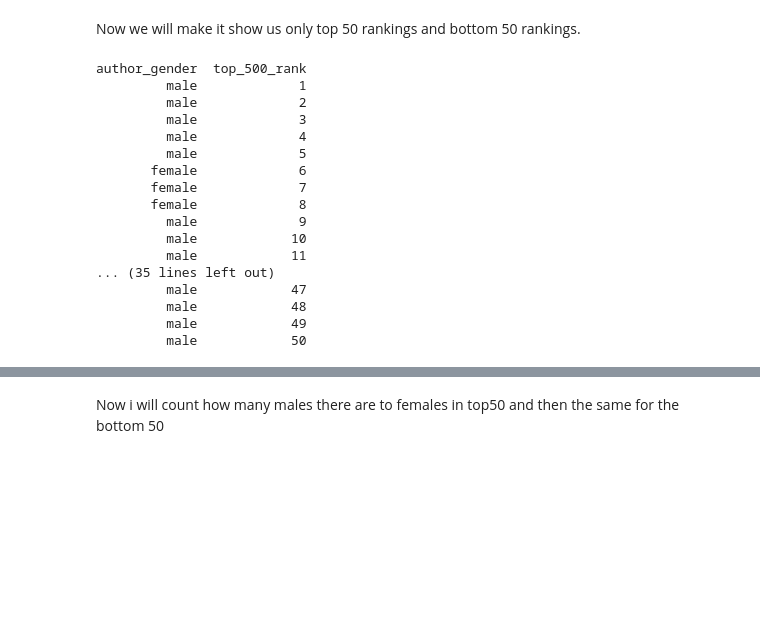
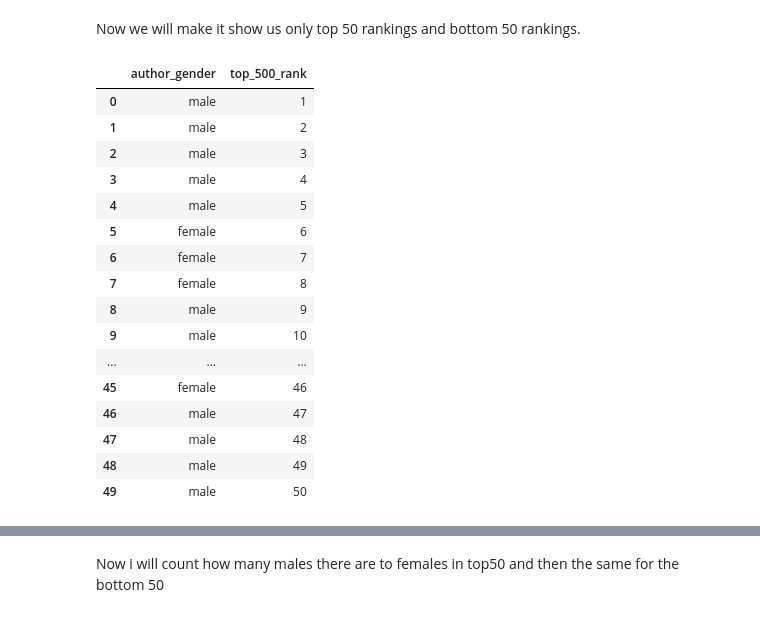
Before and after one commit to ahmadsawwan/ahmadsawwan-is310-coding-assignments, a Jupyter notebook: pandas-eda/ExaminingGenderBias.ipynb, the cells around one changed output, grey strips where cells are left out. Cells and saved outputs as stored; diff of their text form; code cells hidden in the pictures; blank space fills up the shorter version.

```diff
--- a/pandas-eda/ExaminingGenderBias.ipynb
+++ b/pandas-eda/ExaminingGenderBias.ipynb
@@ -54,23 +54,23 @@ Now we will make it show us only top 50 rankings and bottom 50 rankings.
 top50 = df_selected[(df_selected['top_500_rank'] >= 1) & (df_selected['top_500_rank'] <= 50)].reset_index(drop=True)
 bot50 = df_selected[(df_selected['top_500_rank'] >= 451) & (df_selected['top_500_rank'] <= 500)].reset_index(drop=True)
 # %%
-print(top50.to_string(index=False))
+top50
 # %% [output]
-author_gender  top_500_rank
-         male             1
-         male             2
-         male             3
-         male             4
-         male             5
-       female             6
-       female             7
-       female             8
-         male             9
-         male            10
-         male            11
-... (35 lines left out)
-         male            47
-         male            48
-         male            49
-         male            50
+|  | author_gender | top_500_rank |
+| 0 | male | 1 |
+| 1 | male | 2 |
+| 2 | male | 3 |
+| 3 | male | 4 |
+| 4 | male | 5 |
+| 5 | female | 6 |
+| 6 | female | 7 |
+| 7 | female | 8 |
+| 8 | male | 9 |
+| 9 | male | 10 |
+| ... | ... | ... |
+| 45 | female | 46 |
+| 46 | male | 47 |
+| 47 | male | 48 |
+| 48 | male | 49 |
+| 49 | male | 50 |
 # %%
```
Also changed, not shown: parts of 6 cells of this notebook, 1 other file.
